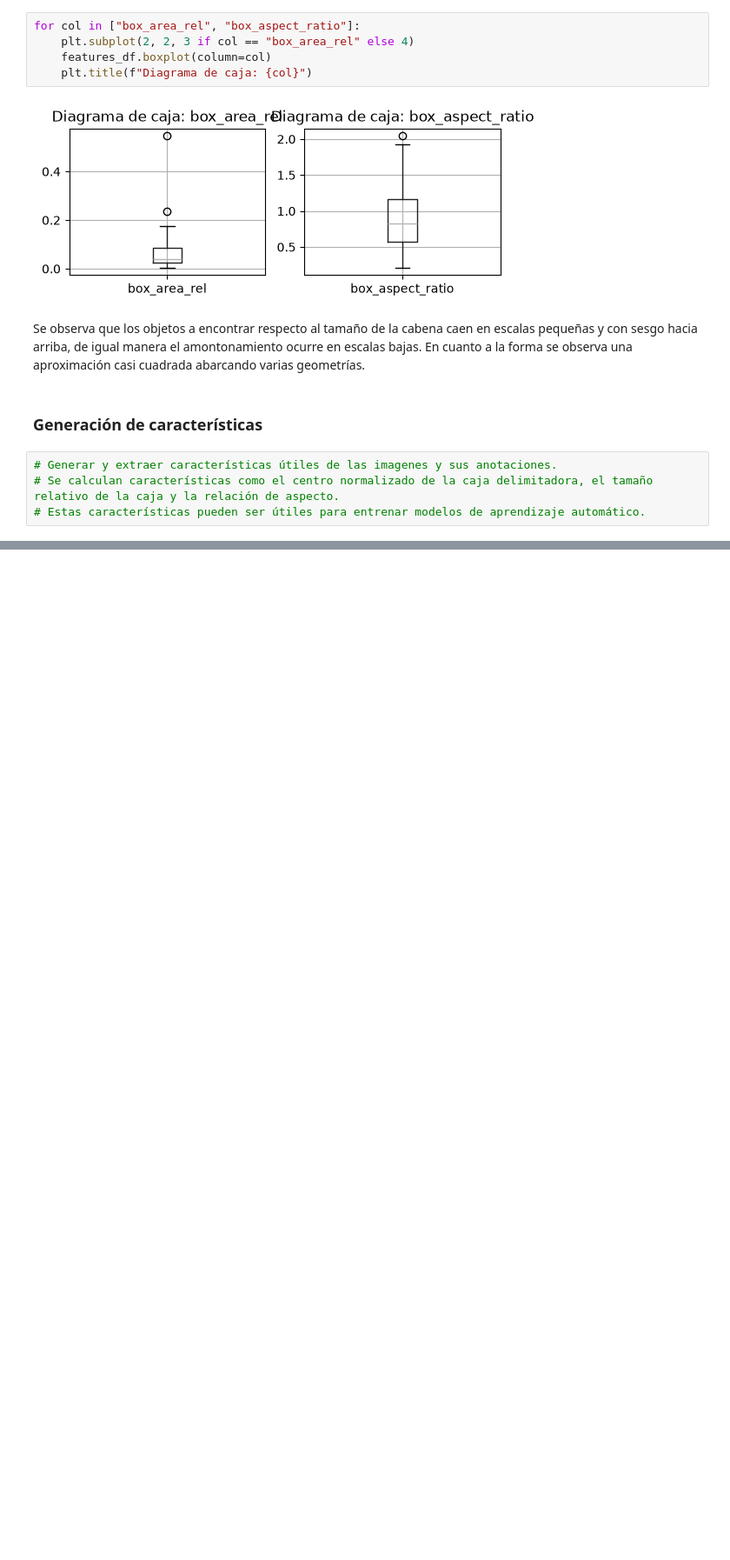
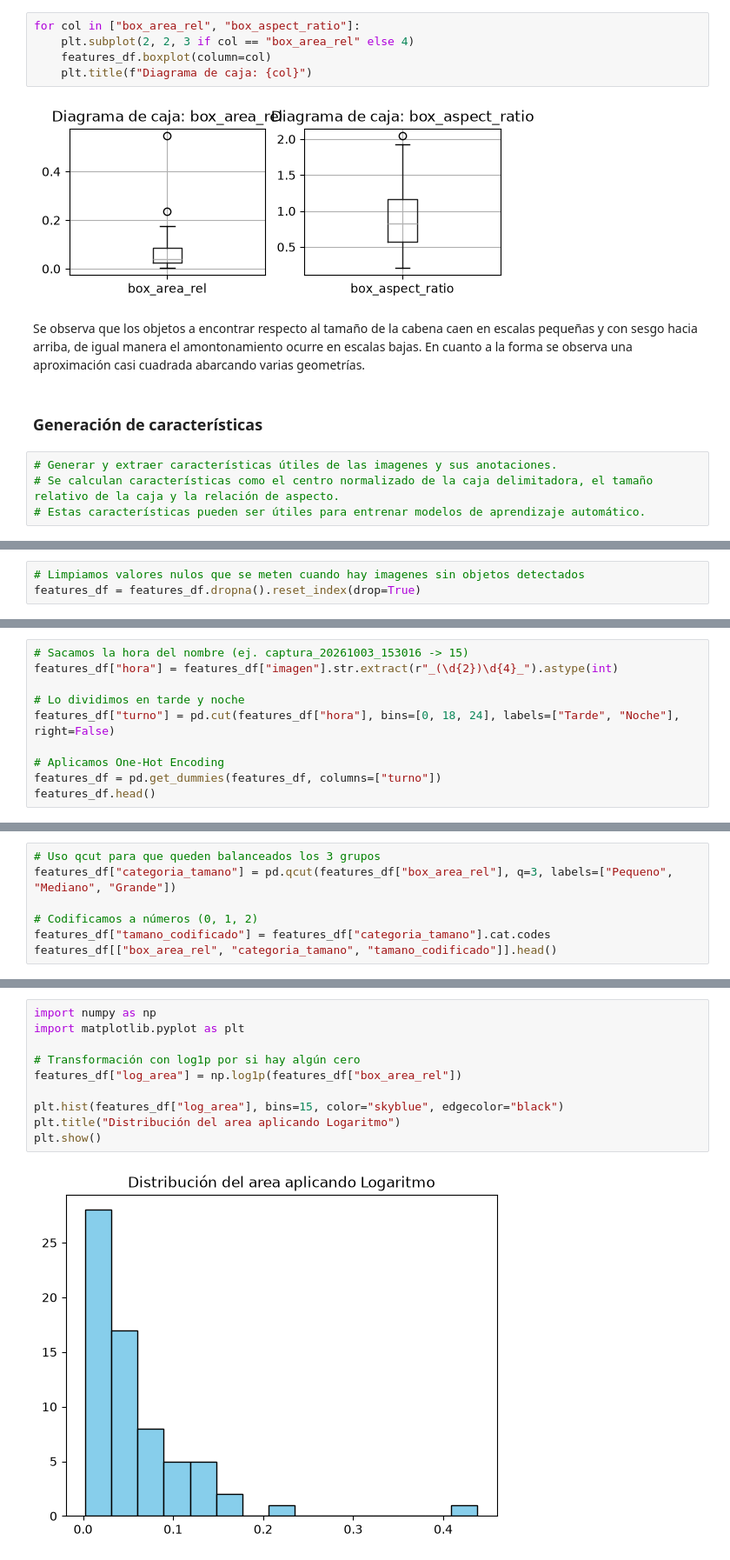
Before and after one commit to MarceloIsmael21/TC5031.10_ProyectoIntegrador, a Jupyter notebook: Notebooks/02_FE.ipynb, the cells around one changed output, grey strips where cells are left out. Shown at 87% size. Saved outputs shown, nothing was run; the diff lists cells and outputs as text; blank space fills up the shorter version.

```diff
--- a/Notebooks/02_FE.ipynb
+++ b/Notebooks/02_FE.ipynb
@@ -192,0 +175,3 @@ Se observa que los objetos a encontrar respecto al tamaño de la cabena caen en
+# %%
+# Limpiamos valores nulos que se meten cuando hay imagenes sin objetos detectados
+features_df = features_df.dropna().reset_index(drop=True)
@@ -192,0 +182,10 @@ Se observa que los objetos a encontrar respecto al tamaño de la cabena caen en
+# %%
+# Sacamos la hora del nombre (ej. captura_20261003_153016 -> 15)
+features_df["hora"] = features_df["imagen"].str.extract(r"_(\d{2})\d{4}_").astype(int)
+
+# Lo dividimos en tarde y noche
+features_df["turno"] = pd.cut(features_df["hora"], bins=[0, 18, 24], labels=["Tarde", "Noche"], right=False)
+
+# Aplicamos One-Hot Encoding
+features_df = pd.get_dummies(features_df, columns=["turno"])
+features_df.head()
@@ -192,0 +203,7 @@ Se observa que los objetos a encontrar respecto al tamaño de la cabena caen en
+# %%
+# Uso qcut para que queden balanceados los 3 grupos
+features_df["categoria_tamano"] = pd.qcut(features_df["box_area_rel"], q=3, labels=["Pequeno", "Mediano", "Grande"])
+
+# Codificamos a números (0, 1, 2)
+features_df["tamano_codificado"] = features_df["categoria_tamano"].cat.codes
+features_df[["box_area_rel", "categoria_tamano", "tamano_codificado"]].head()
@@ -192,0 +221,12 @@ Se observa que los objetos a encontrar respecto al tamaño de la cabena caen en
+# %%
+import numpy as np
+import matplotlib.pyplot as plt
+
+# Transformación con log1p por si hay algún cero
+features_df["log_area"] = np.log1p(features_df["box_area_rel"])
+
+plt.hist(features_df["log_area"], bins=15, color="skyblue", edgecolor="black")
+plt.title("Distribución del area aplicando Logaritmo")
+plt.show()
+# %% [output]
+[figure, added]
```
Also changed, not shown: parts of 22 cells of this notebook.
